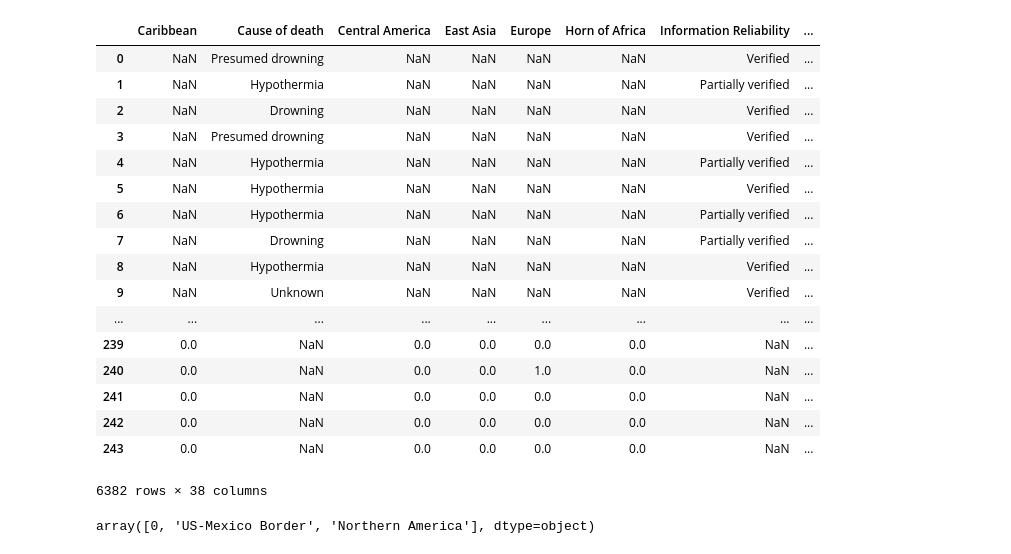
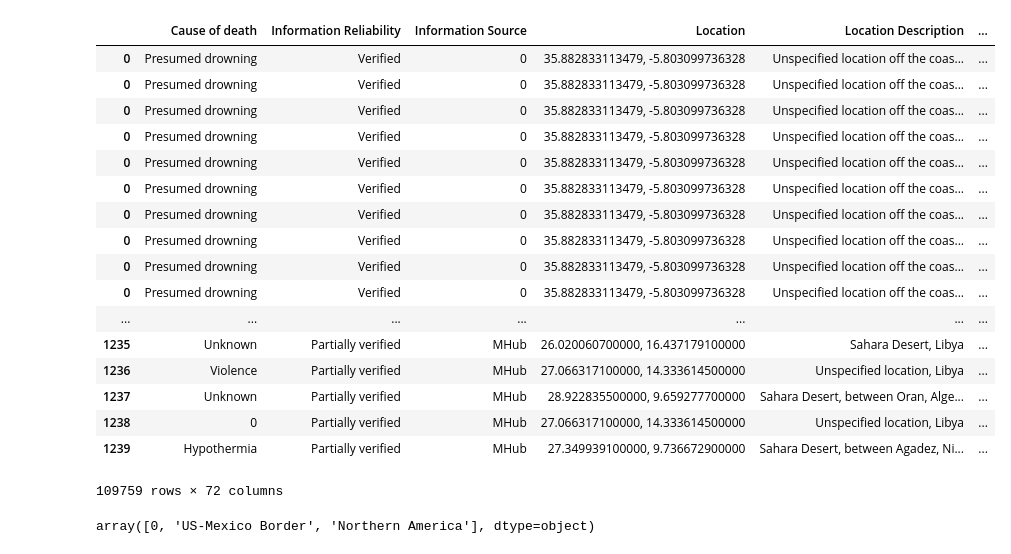
Before and after one commit to aidancollins13/introml_project_fall2017, a Jupyter notebook: final.ipynb, the cells around one changed output. Saved outputs shown, nothing was run; the diff lists cells and outputs as text; code cells hidden in the pictures.

```diff
--- a/final.ipynb
+++ b/final.ipynb
@@ -17,46 +15,52 @@ df = pd.concat(frames)
 # %%
+df = pd.concat(frames)
 #cleaning data
 df = df.replace('', 0,regex=True)
 df = df.replace('nan', 0, regex=True)
 df.drop(['Information Source'])
 df = df[df['Web ID'] != 42424] #drops row with -1 as number of survivors
 
 
 df['Reported Date'] = pd.to_datetime(df['Reported Date'])
 df['total people'] = pd.to_numeric(df['Number of survivors']) + pd.to_numeric(df['Total Dead and Missing'])
 df['percent female'] = (pd.to_numeric(df['Number of Female'])/ df['total people']).fillna(0)
 df['percent male'] =  (pd.to_numeric(df['Number of Male'])/ df['total people']).fillna(0)
 df['percent kids'] =  (pd.to_numeric(df['Number of Children']) / df['total people']).fillna(0)
 df['month'] = df['Reported Date'].dt.month
 df['day'] = df['Reported Date'].dt.day
 
 # the index will help us get back from number to category later
 ##df['UNSD Geographical Grouping'], geoIndex = pd.Series(df['UNSD Geographical Grouping']).factorize()
 #df['Migrant Route'], migrantIndex = pd.Series(df['Migrant Route']).factorize()
 #df['Region of Incident'], regionIndex = pd.Series(df['Region of Incident']).factorize()
 # one hot coding
-ohc_UNSD = pd.get_dummies(df['UNSD Geographical Grouping'])
-ohc_Route = pd.get_dummies(df['Migrant Route'])
-ohc_Region = pd.get_dummies(df['Reg'])
+ohc_UNSD = pd.get_dummies(df['UNSD Geographical Grouping'],prefix='UNSD')
+ohc_Route = pd.get_dummies(df['Migrant Route'],prefix='Route')
+ohc_Region = pd.get_dummies(df['Region of Incident'],prefix='Region')
+
+df = df.join(ohc_UNSD)
+df = df.join(ohc_Region)
+df = df.join(ohc_Route)
+df
 # %% [output]
-|  | Caribbean | Cause of death | Central America | East Asia | Europe | Horn of Africa | Information Reliability | ... |
-| 0 | NaN | Presumed drowning | NaN | NaN | NaN | NaN | Verified | ... |
-| 1 | NaN | Hypothermia | NaN | NaN | NaN | NaN | Partially verified | ... |
-| 2 | NaN | Drowning | NaN | NaN | NaN | NaN | Verified | ... |
-| 3 | NaN | Presumed drowning | NaN | NaN | NaN | NaN | Verified | ... |
-| 4 | NaN | Hypothermia | NaN | NaN | NaN | NaN | Partially verified | ... |
-| 5 | NaN | Hypothermia | NaN | NaN | NaN | NaN | Verified | ... |
-| 6 | NaN | Hypothermia | NaN | NaN | NaN | NaN | Partially verified | ... |
-| 7 | NaN | Drowning | NaN | NaN | NaN | NaN | Partially verified | ... |
-| 8 | NaN | Hypothermia | NaN | NaN | NaN | NaN | Verified | ... |
-| 9 | NaN | Unknown | NaN | NaN | NaN | NaN | Verified | ... |
-| ... | ... | ... | ... | ... | ... | ... | ... | ... |
-| 239 | 0.0 | NaN | 0.0 | 0.0 | 0.0 | 0.0 | NaN | ... |
-| 240 | 0.0 | NaN | 0.0 | 0.0 | 1.0 | 0.0 | NaN | ... |
-| 241 | 0.0 | NaN | 0.0 | 0.0 | 0.0 | 0.0 | NaN | ... |
-| 242 | 0.0 | NaN | 0.0 | 0.0 | 0.0 | 0.0 | NaN | ... |
-| 243 | 0.0 | NaN | 0.0 | 0.0 | 0.0 | 0.0 | NaN | ... |
+|  | Cause of death | Information Reliability | Information Source | Location | Location Description | ... |
+| 0 | Presumed drowning | Verified | 0 | 35.882833113479, -5.803099736328 | Unspecified location off the coas... | ... |
+| 0 | Presumed drowning | Verified | 0 | 35.882833113479, -5.803099736328 | Unspecified location off the coas... | ... |
+| 0 | Presumed drowning | Verified | 0 | 35.882833113479, -5.803099736328 | Unspecified location off the coas... | ... |
+| 0 | Presumed drowning | Verified | 0 | 35.882833113479, -5.803099736328 | Unspecified location off the coas... | ... |
+| 0 | Presumed drowning | Verified | 0 | 35.882833113479, -5.803099736328 | Unspecified location off the coas... | ... |
+| 0 | Presumed drowning | Verified | 0 | 35.882833113479, -5.803099736328 | Unspecified location off the coas... | ... |
+| 0 | Presumed drowning | Verified | 0 | 35.882833113479, -5.803099736328 | Unspecified location off the coas... | ... |
+| 0 | Presumed drowning | Verified | 0 | 35.882833113479, -5.803099736328 | Unspecified location off the coas... | ... |
+| 0 | Presumed drowning | Verified | 0 | 35.882833113479, -5.803099736328 | Unspecified location off the coas... | ... |
+| 0 | Presumed drowning | Verified | 0 | 35.882833113479, -5.803099736328 | Unspecified location off the coas... | ... |
+| ... | ... | ... | ... | ... | ... | ... |
+| 1235 | Unknown | Partially verified | MHub | 26.020060700000, 16.437179100000 | Sahara Desert, Libya | ... |
+| 1236 | Violence | Partially verified | MHub | 27.066317100000, 14.333614500000 | Unspecified location, Libya | ... |
+| 1237 | Unknown | Partially verified | MHub | 28.922835500000, 9.659277700000 | Sahara Desert, between Oran, Alge... | ... |
+| 1238 | 0 | Partially verified | MHub | 27.066317100000, 14.333614500000 | Unspecified location, Libya | ... |
+| 1239 | Hypothermia | Partially verified | MHub | 27.349939100000, 9.736672900000 | Sahara Desert, between Agadez, Ni... | ... |
-6382 rows × 38 columns
+109759 rows × 72 columns
 # %%
 #separating data
 fourteen = df[(df['Reported Date'] >= '2014-01-01') & (df['Reported Date'] < '2015-01-01')]
```
Also changed, not shown: parts of 3 cells of this notebook.
